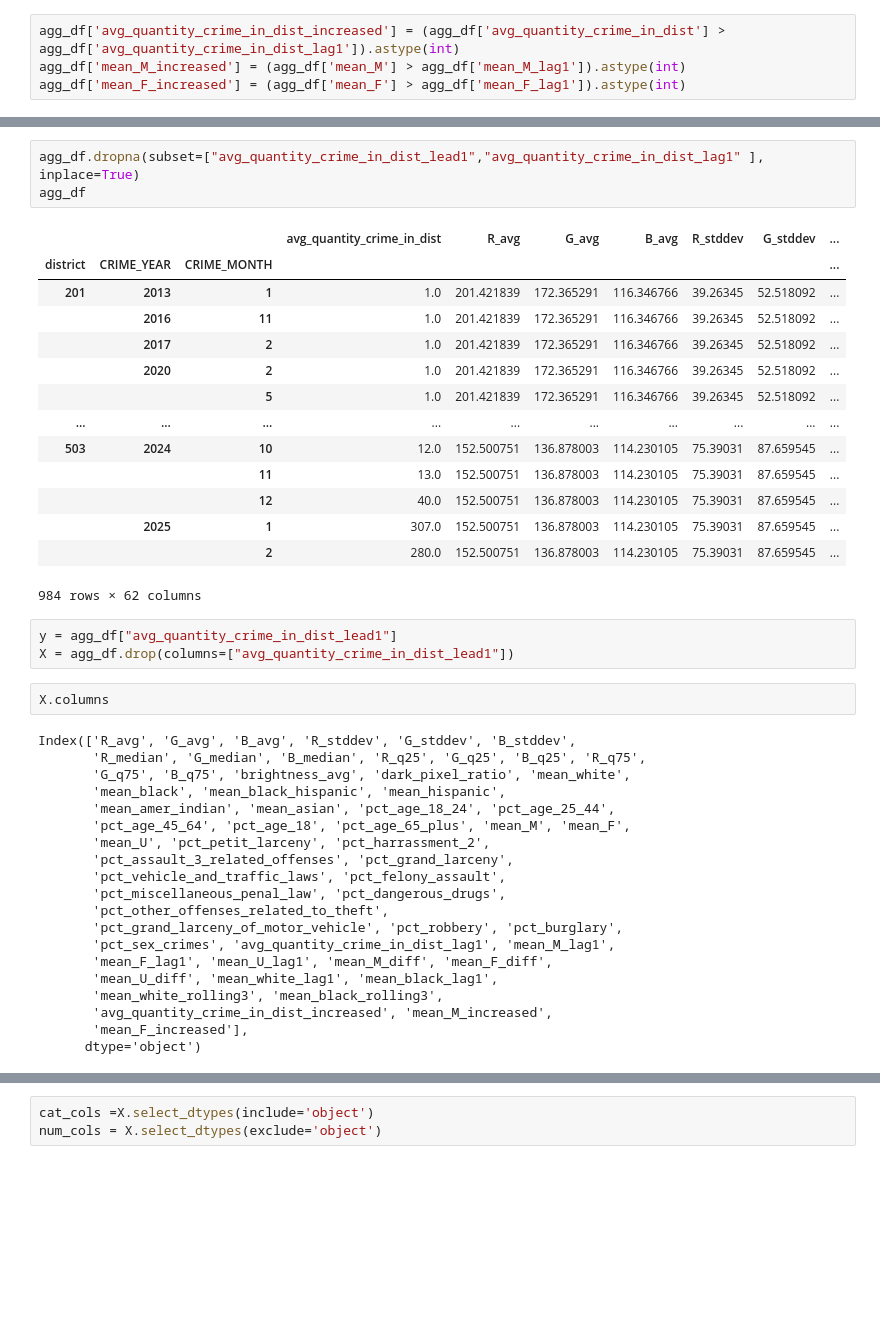
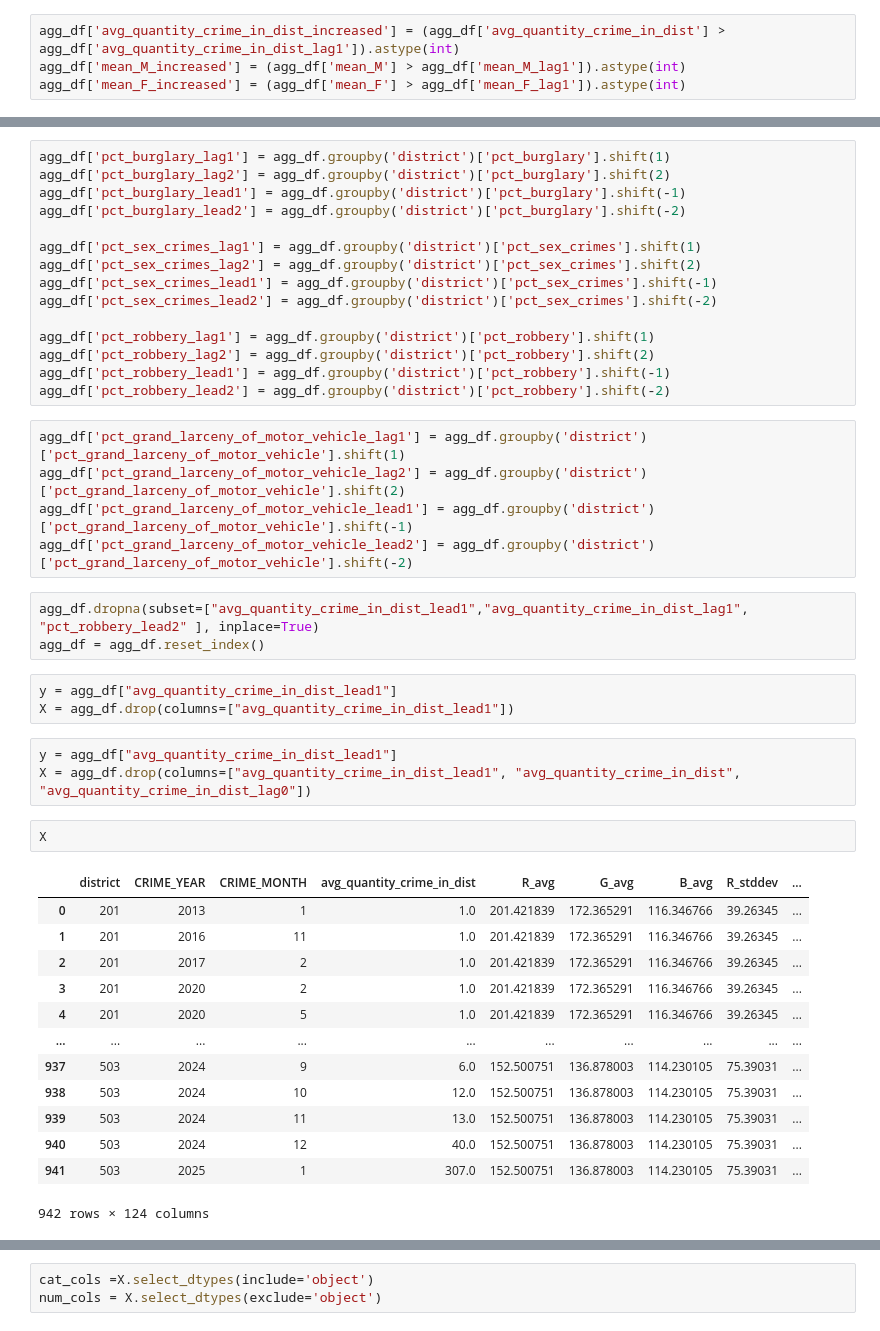
Before and after one commit to ElizabethSeth/ml_practice, a Jupyter notebook: ml_test.ipynb, the cells around one changed output, grey strips where cells are left out. Drawn from its saved outputs; the diff is of its cells as text; blank space fills up the shorter version.

```diff
--- a/ml_test.ipynb
+++ b/ml_test.ipynb
@@ -734,43 +791,45 @@ agg_df['mean_F_increased'] = (agg_df['mean_F'] > agg_df['mean_F_lag1']).astype(i
+# %%
+agg_df['pct_burglary_lag1'] = agg_df.groupby('district')['pct_burglary'].shift(1)
+agg_df['pct_burglary_lag2'] = agg_df.groupby('district')['pct_burglary'].shift(2)
+agg_df['pct_burglary_lead1'] = agg_df.groupby('district')['pct_burglary'].shift(-1)
+agg_df['pct_burglary_lead2'] = agg_df.groupby('district')['pct_burglary'].shift(-2)
+
+agg_df['pct_sex_crimes_lag1'] = agg_df.groupby('district')['pct_sex_crimes'].shift(1)
+agg_df['pct_sex_crimes_lag2'] = agg_df.groupby('district')['pct_sex_crimes'].shift(2)
+agg_df['pct_sex_crimes_lead1'] = agg_df.groupby('district')['pct_sex_crimes'].shift(-1)
+agg_df['pct_sex_crimes_lead2'] = agg_df.groupby('district')['pct_sex_crimes'].shift(-2)
+
+agg_df['pct_robbery_lag1'] = agg_df.groupby('district')['pct_robbery'].shift(1)
+agg_df['pct_robbery_lag2'] = agg_df.groupby('district')['pct_robbery'].shift(2)
+agg_df['pct_robbery_lead1'] = agg_df.groupby('district')['pct_robbery'].shift(-1)
+agg_df['pct_robbery_lead2'] = agg_df.groupby('district')['pct_robbery'].shift(-2)
+# %%
+agg_df['pct_grand_larceny_of_motor_vehicle_lag1'] = agg_df.groupby('district')['pct_grand_larceny_of_motor_vehicle'].shift(1)
+agg_df['pct_grand_larceny_of_motor_vehicle_lag2'] = agg_df.groupby('district')['pct_grand_larceny_of_motor_vehicle'].shift(2)
+agg_df['pct_grand_larceny_of_motor_vehicle_lead1'] = agg_df.groupby('district')['pct_grand_larceny_of_motor_vehicle'].shift(-1)
+agg_df['pct_grand_larceny_of_motor_vehicle_lead2'] = agg_df.groupby('district')['pct_grand_larceny_of_motor_vehicle'].shift(-2)
 # %%
-agg_df.dropna(subset=["avg_quantity_crime_in_dist_lead1","avg_quantity_crime_in_dist_lag1" ], inplace=True)
-agg_df
+agg_df.dropna(subset=["avg_quantity_crime_in_dist_lead1","avg_quantity_crime_in_dist_lag1", "pct_robbery_lead2" ], inplace=True)
+agg_df = agg_df.reset_index()
-# %% [output]
-|  |  |  | avg_quantity_crime_in_dist | R_avg | G_avg | B_avg | R_stddev | G_stddev | ... |
-| district | CRIME_YEAR | CRIME_MONTH |  |  |  |  |  |  | ... |
-| 201 | 2013 | 1 | 1.0 | 201.421839 | 172.365291 | 116.346766 | 39.26345 | 52.518092 | ... |
-|  | 2016 | 11 | 1.0 | 201.421839 | 172.365291 | 116.346766 | 39.26345 | 52.518092 | ... |
-|  | 2017 | 2 | 1.0 | 201.421839 | 172.365291 | 116.346766 | 39.26345 | 52.518092 | ... |
-|  | 2020 | 2 | 1.0 | 201.421839 | 172.365291 | 116.346766 | 39.26345 | 52.518092 | ... |
-|  |  | 5 | 1.0 | 201.421839 | 172.365291 | 116.346766 | 39.26345 | 52.518092 | ... |
-| ... | ... | ... | ... | ... | ... | ... | ... | ... | ... |
-| 503 | 2024 | 10 | 12.0 | 152.500751 | 136.878003 | 114.230105 | 75.39031 | 87.659545 | ... |
-|  |  | 11 | 13.0 | 152.500751 | 136.878003 | 114.230105 | 75.39031 | 87.659545 | ... |
-|  |  | 12 | 40.0 | 152.500751 | 136.878003 | 114.230105 | 75.39031 | 87.659545 | ... |
-|  | 2025 | 1 | 307.0 | 152.500751 | 136.878003 | 114.230105 | 75.39031 | 87.659545 | ... |
-|  |  | 2 | 280.0 | 152.500751 | 136.878003 | 114.230105 | 75.39031 | 87.659545 | ... |
-984 rows × 62 columns
 # %%
 y = agg_df["avg_quantity_crime_in_dist_lead1"]
 X = agg_df.drop(columns=["avg_quantity_crime_in_dist_lead1"])
+# %%
+y = agg_df["avg_quantity_crime_in_dist_lead1"]
+X = agg_df.drop(columns=["avg_quantity_crime_in_dist_lead1", "avg_quantity_crime_in_dist", "avg_quantity_crime_in_dist_lag0"])
 # %%
-X.columns
+X
 # %% [output]
+|  | district | CRIME_YEAR | CRIME_MONTH | avg_quantity_crime_in_dist | R_avg | G_avg | B_avg | R_stddev | ... |
+| 0 | 201 | 2013 | 1 | 1.0 | 201.421839 | 172.365291 | 116.346766 | 39.26345 | ... |
+| 1 | 201 | 2016 | 11 | 1.0 | 201.421839 | 172.365291 | 116.346766 | 39.26345 | ... |
+| 2 | 201 | 2017 | 2 | 1.0 | 201.421839 | 172.365291 | 116.346766 | 39.26345 | ... |
+| 3 | 201 | 2020 | 2 | 1.0 | 201.421839 | 172.365291 | 116.346766 | 39.26345 | ... |
+| 4 | 201 | 2020 | 5 | 1.0 | 201.421839 | 172.365291 | 116.346766 | 39.26345 | ... |
+| ... | ... | ... | ... | ... | ... | ... | ... | ... | ... |
+| 937 | 503 | 2024 | 9 | 6.0 | 152.500751 | 136.878003 | 114.230105 | 75.39031 | ... |
+| 938 | 503 | 2024 | 10 | 12.0 | 152.500751 | 136.878003 | 114.230105 | 75.39031 | ... |
+| 939 | 503 | 2024 | 11 | 13.0 | 152.500751 | 136.878003 | 114.230105 | 75.39031 | ... |
+| 940 | 503 | 2024 | 12 | 40.0 | 152.500751 | 136.878003 | 114.230105 | 75.39031 | ... |
+| 941 | 503 | 2025 | 1 | 307.0 | 152.500751 | 136.878003 | 114.230105 | 75.39031 | ... |
-Index(['R_avg', 'G_avg', 'B_avg', 'R_stddev', 'G_stddev', 'B_stddev',
-       'R_median', 'G_median', 'B_median', 'R_q25', 'G_q25', 'B_q25', 'R_q75',
-       'G_q75', 'B_q75', 'brightness_avg', 'dark_pixel_ratio', 'mean_white',
-       'mean_black', 'mean_black_hispanic', 'mean_hispanic',
-       'mean_amer_indian', 'mean_asian', 'pct_age_18_24', 'pct_age_25_44',
-       'pct_age_45_64', 'pct_age_18', 'pct_age_65_plus', 'mean_M', 'mean_F',
-       'mean_U', 'pct_petit_larceny', 'pct_harrassment_2',
-       'pct_assault_3_related_offenses', 'pct_grand_larceny',
-       'pct_vehicle_and_traffic_laws', 'pct_felony_assault',
-       'pct_miscellaneous_penal_law', 'pct_dangerous_drugs',
-       'pct_other_offenses_related_to_theft',
-       'pct_grand_larceny_of_motor_vehicle', 'pct_robbery', 'pct_burglary',
-       'pct_sex_crimes', 'avg_quantity_crime_in_dist_lag1', 'mean_M_lag1',
-       'mean_F_lag1', 'mean_U_lag1', 'mean_M_diff', 'mean_F_diff',
-       'mean_U_diff', 'mean_white_lag1', 'mean_black_lag1',
-       'mean_white_rolling3', 'mean_black_rolling3',
-       'avg_quantity_crime_in_dist_increased', 'mean_M_increased',
-       'mean_F_increased'],
-      dtype='object')
+942 rows × 124 columns
```
Also changed, not shown: parts of 17 cells of this notebook, 4 other files.
